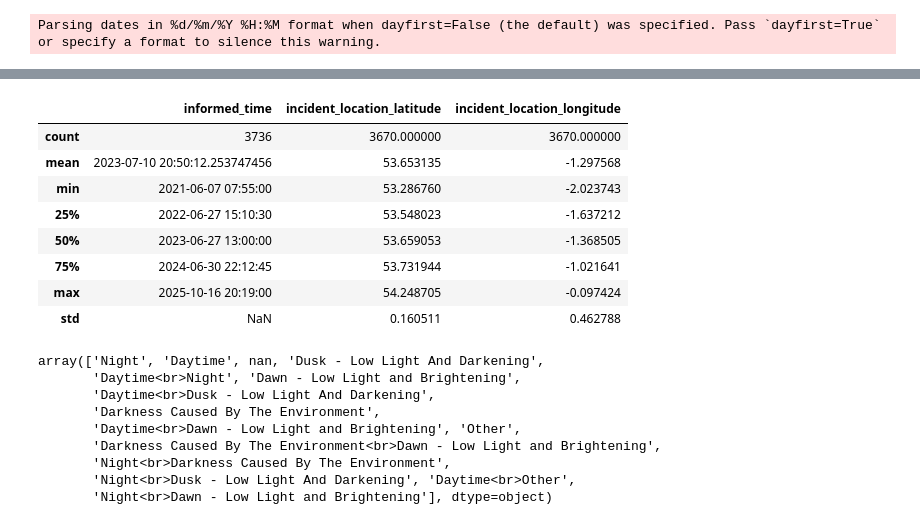
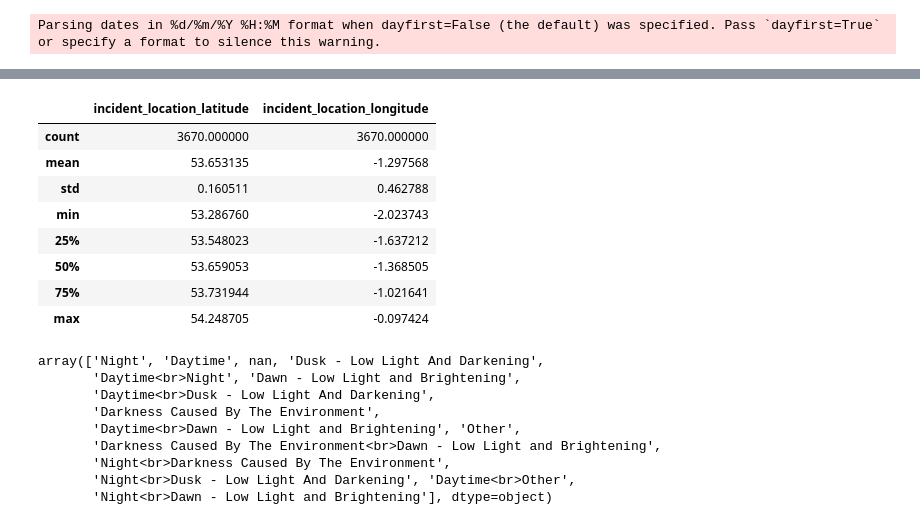
Before and after one commit to ItZ2LEO/Module6, a Jupyter notebook: Module 6 - Python Project.ipynb, the cells around one changed output, grey strips where cells are left out. Drawn from its saved outputs; the diff is of its cells as text; code cells hidden in the pictures.

```diff
--- a/Module 6 - Python Project.ipynb
+++ b/Module 6 - Python Project.ipynb
@@ -25,0 +45,39 @@ from sklearn.preprocessing import StandardScaler
+# %%
+class IncidentDataProcessor:
+    def __init__(self, file_path):
+        self.file_path = file_path
+        self.df = None
+
+    def load_data(self):
+        self.df = pd.read_csv(self.file_path)
+        return self
+
+    def clean_columns(self):
+        self.df = self.df.rename(columns={
+            'Informed_Time': 'informed_time',
+            'Nature_of_Incident_to_Assess': 'nature_of_incident_to_assess',
+            'Incident_Location Latitude': 'incident_location_latitude',
+            'Incident_Location Longitude': 'incident_location_longitude',
+            'Site_Conditions_Upon_Arrival': 'site_conditions_upon_arrival',
+            'Light_Upon_Arrival': 'light_upon_arrival'
+        })
+        return self
+
+    def convert_dates(self):
+        self.df['informed_time'] = pd.to_datetime(self.df['informed_time'], errors='coerce')
+        return self
+
+    def drop_missing(self):
+        # remove missing
+        return self
+
+    def get_dataframe(self):
+        return self.df
+# %%
+file_path = 'C:\\Users\\700099\\OneDrive - Amey plc\\Documents\\BPP University\\Module 6 - Software Engineering\\Module 6 - Incident Job Pack Dataset.csv'
+processor = IncidentDataProcessor(file_path)
+processor.load_data().clean_columns()
+df = processor.get_dataframe()
+
+eda = IncidentEDA(df)
+eda.show_head()
@@ -100,14 +131,14 @@ df.head()
 # %%
-df.describe()
+eda.describe()
 # %% [output]
-|  | informed_time | incident_location_latitude | incident_location_longitude |
-| count | 3736 | 3670.000000 | 3670.000000 |
-| mean | 2023-07-10 20:50:12.253747456 | 53.653135 | -1.297568 |
-| min | 2021-06-07 07:55:00 | 53.286760 | -2.023743 |
-| 25% | 2022-06-27 15:10:30 | 53.548023 | -1.637212 |
-| 50% | 2023-06-27 13:00:00 | 53.659053 | -1.368505 |
-| 75% | 2024-06-30 22:12:45 | 53.731944 | -1.021641 |
-| max | 2025-10-16 20:19:00 | 54.248705 | -0.097424 |
-| std | NaN | 0.160511 | 0.462788 |
+|  | incident_location_latitude | incident_location_longitude |
+| count | 3670.000000 | 3670.000000 |
+| mean | 53.653135 | -1.297568 |
+| std | 0.160511 | 0.462788 |
+| min | 53.286760 | -2.023743 |
+| 25% | 53.548023 | -1.637212 |
+| 50% | 53.659053 | -1.368505 |
+| 75% | 53.731944 | -1.021641 |
+| max | 54.248705 | -0.097424 |
 # %%
 # Display all unique entries in the 'light_upon_arrival' column to understand the different lighting conditions recorded
```
Also changed, not shown: parts of 20 cells of this notebook.
